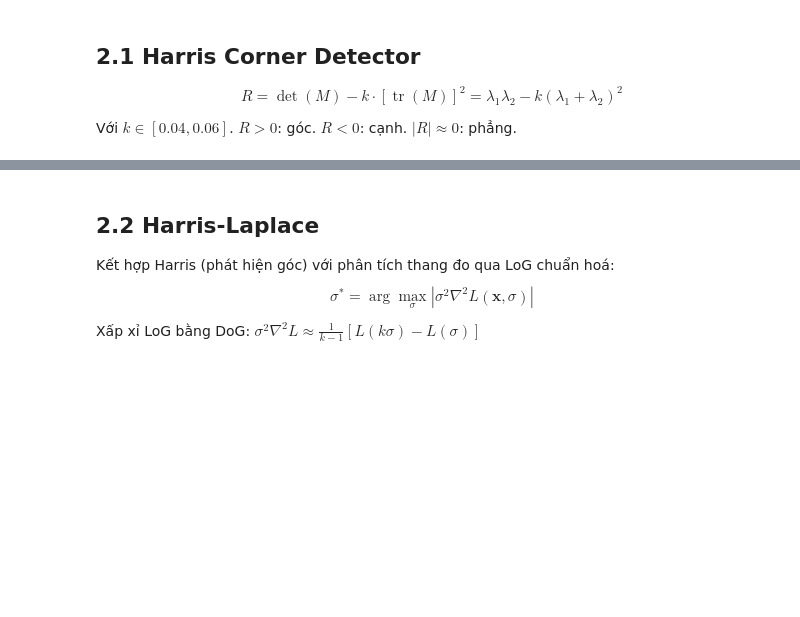
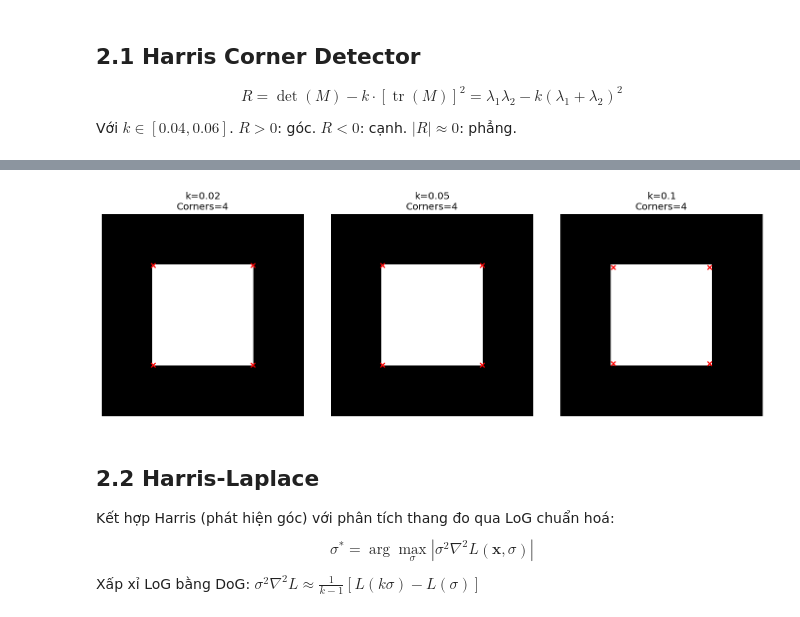
Before and after one commit to thuankoten/computer-vision-lab, a Jupyter notebook: Chapter02/assignment_starter-2.ipynb, the cells around one changed output, grey strips where cells are left out. Saved outputs shown, nothing was run; the diff lists cells and outputs as text; code cells hidden in the pictures; blank space fills up the shorter version.

Commit message:
Complete section 2.1 Harris Corner Detector

```diff
--- a/Chapter02/assignment_starter-2.ipynb
+++ b/Chapter02/assignment_starter-2.ipynb
@@ -454,8 +484,41 @@ plt.tight_layout(); plt.show()
 # %%
 # Thử nghiệm ảnh hưởng của tham số k và sigma
 # TODO: chạy harris_detector với k = 0.02, 0.05, 0.10 và so sánh số góc
 for k_val in [0.02, 0.05, 0.10]:
     pass  # TODO
+fig, axes = plt.subplots(1, 3, figsize=(12,4))
+
+for ax, k_val in zip(
+        axes,
+        [0.02, 0.05, 0.10]
+    ):
+
+    R, corners = harris_detector(
+        img_harris_test,
+        sigma=1.5,
+        k=k_val,
+        threshold_ratio=0.01,
+        nms_window=9
+    )
+
+    ys, xs = np.where(corners)
+
+    ax.imshow(img_harris_test, cmap='gray')
+    ax.scatter(xs, ys,
+               c='red',
+               marker='x',
+               s=30)
+
+    ax.set_title(
+        f'k={k_val}\nCorners={len(xs)}'
+    )
+
+    ax.axis('off')
+
+plt.tight_layout()
+plt.show()
+# %% [output]
+[figure, added]
 # %% [markdown]
 ## 2.2 Harris-Laplace
 
```
Also changed, not shown: parts of 2 cells of this notebook.
